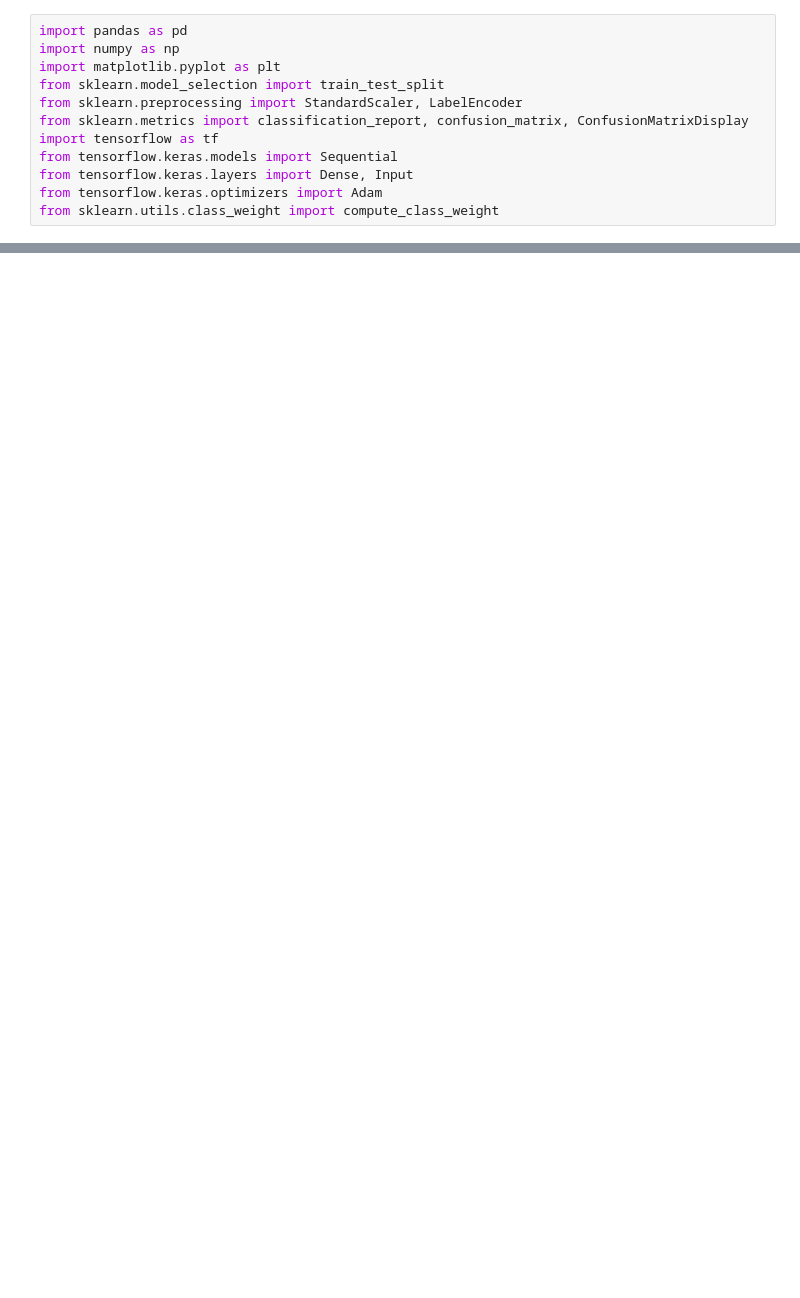
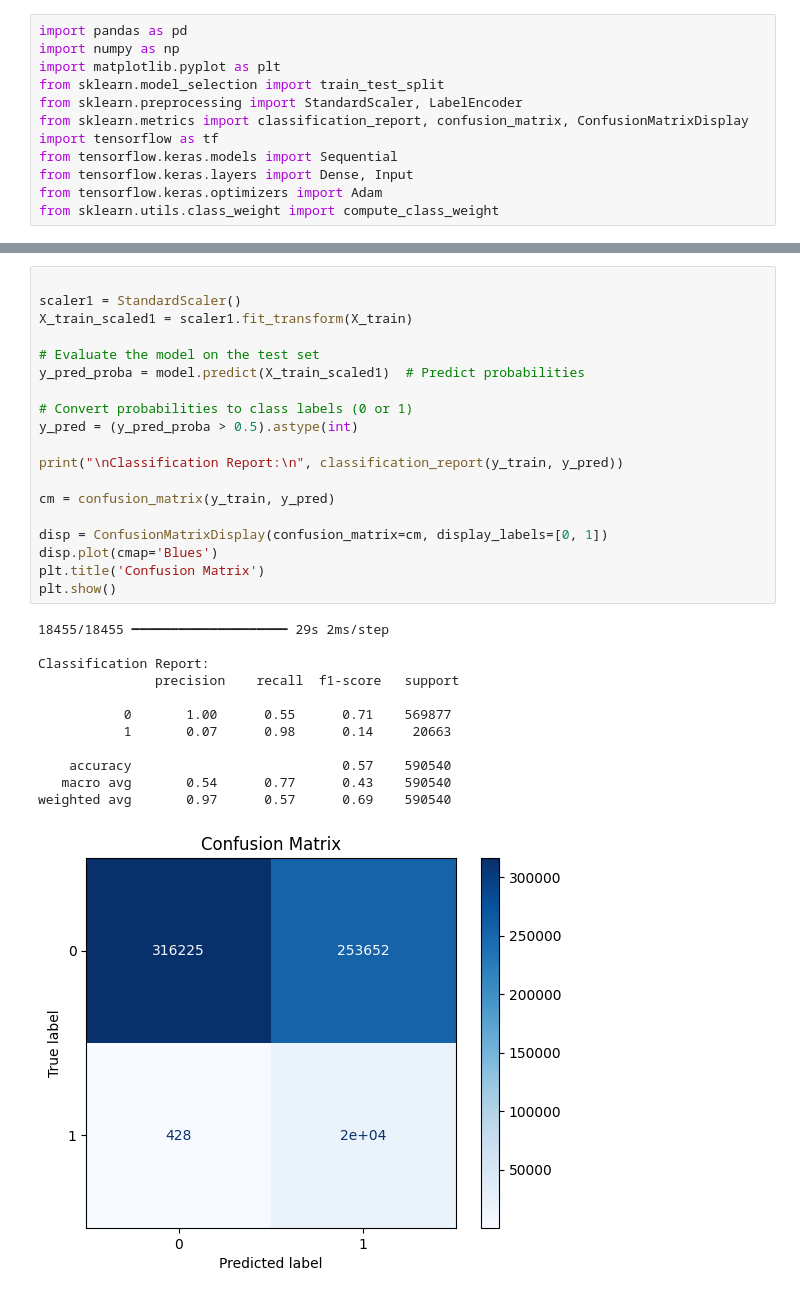
Before and after one commit to Marko-debug/Prediction-of-Fraud-transactions, a Jupyter notebook: models/TensorFlow.ipynb, the cells around one changed output, grey strips where cells are left out. Cells and saved outputs as stored; diff of their text form; blank space fills up the shorter version.

```diff
--- a/models/TensorFlow.ipynb
+++ b/models/TensorFlow.ipynb
@@ -136,0 +380,32 @@ weighted avg       0.93      0.96      0.95    118108
+# %%
+
+scaler1 = StandardScaler()
+X_train_scaled1 = scaler1.fit_transform(X_train)
+
+# Evaluate the model on the test set
+y_pred_proba = model.predict(X_train_scaled1)  # Predict probabilities
+
+# Convert probabilities to class labels (0 or 1)
+y_pred = (y_pred_proba > 0.5).astype(int)
+
+print("\nClassification Report:\n", classification_report(y_train, y_pred))
+
+cm = confusion_matrix(y_train, y_pred)
+
+disp = ConfusionMatrixDisplay(confusion_matrix=cm, display_labels=[0, 1])
+disp.plot(cmap='Blues')
+plt.title('Confusion Matrix')
+plt.show()
+# %% [output]
+18455/18455 ━━━━━━━━━━━━━━━━━━━━ 29s 2ms/step
+
+Classification Report:
+               precision    recall  f1-score   support
+
+           0       1.00      0.55      0.71    569877
+           1       0.07      0.98      0.14     20663
+
+    accuracy                           0.57    590540
+   macro avg       0.54      0.77      0.43    590540
+weighted avg       0.97      0.57      0.69    590540
+[figure, added]
```
Also changed, not shown: parts of 26 cells of this notebook.
